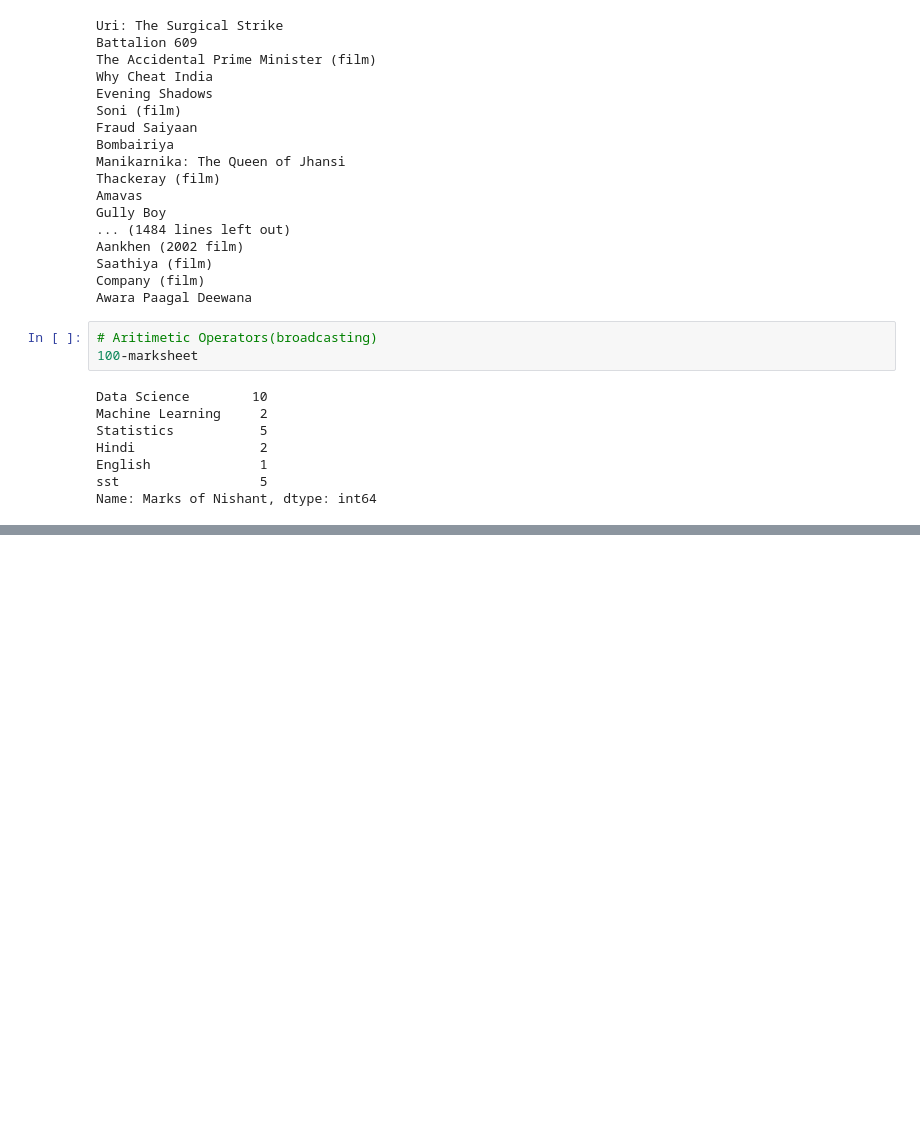
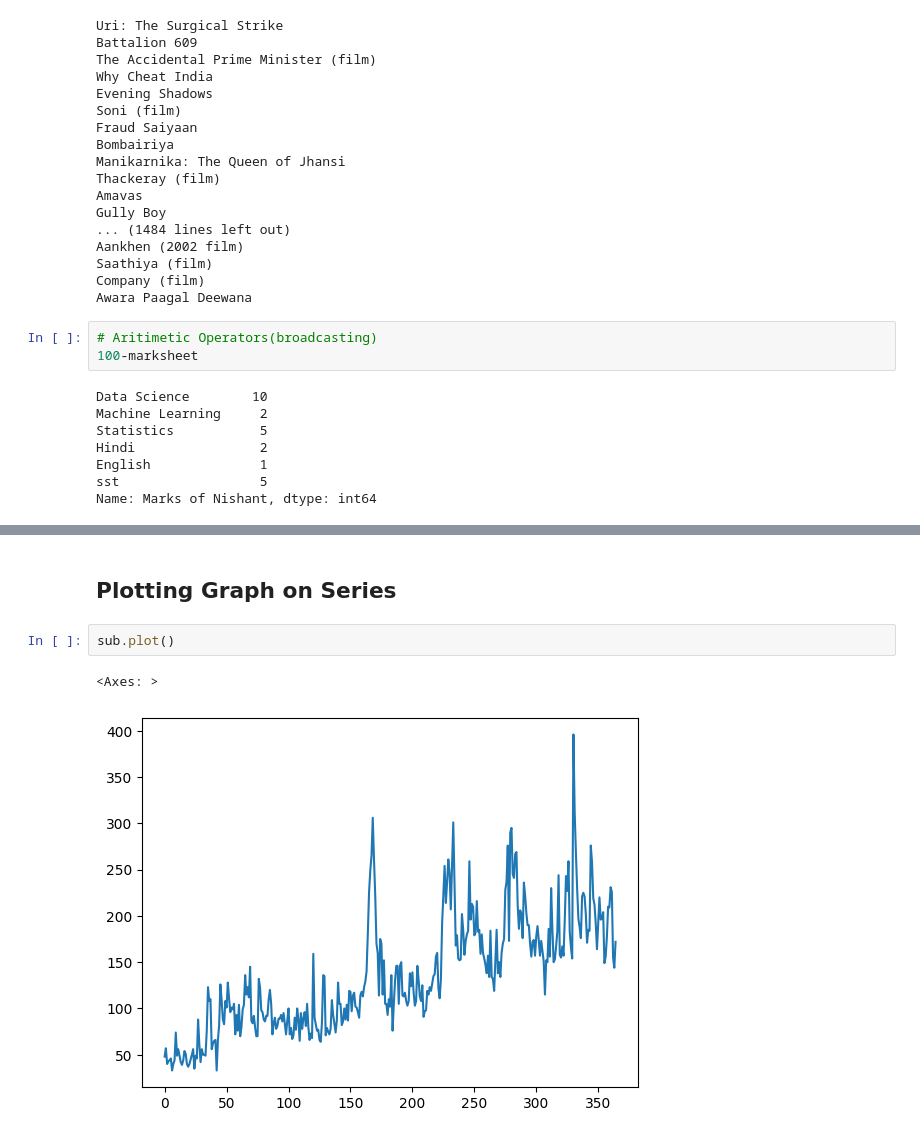
Before and after one commit to Nishant8704/Data-Science, a Jupyter notebook: Python for DS/07_Pandas_Fundamental.ipynb, the cells around one changed output, grey strips where cells are left out. Saved outputs shown, nothing was run; the diff lists cells and outputs as text; blank space fills up the shorter version.

```diff
--- a/Python for DS/07_Pandas_Fundamental.ipynb
+++ b/Python for DS/07_Pandas_Fundamental.ipynb
@@ -554,0 +611,7 @@ Name: Marks of Nishant, dtype: int64
+# %% [markdown]
+## Plotting Graph on Series
+# %%
+sub.plot()
+# %% [output]
+<Axes: >
+[figure, added]
```
Also changed, not shown: parts of 9 cells of this notebook, 6 other files.
